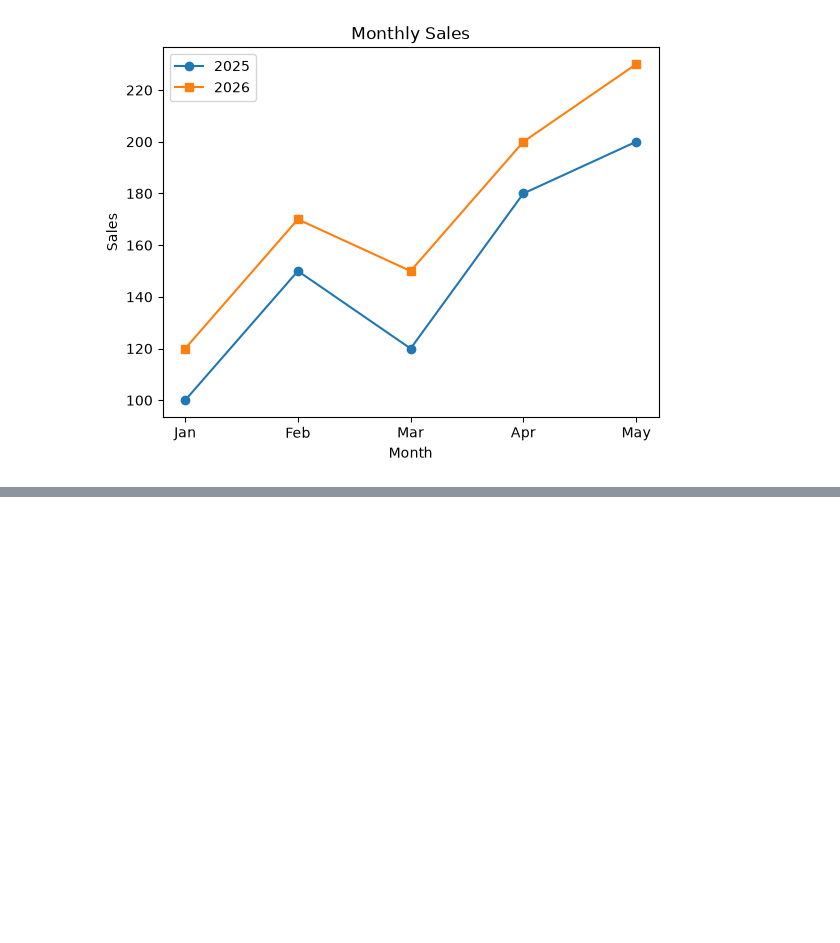
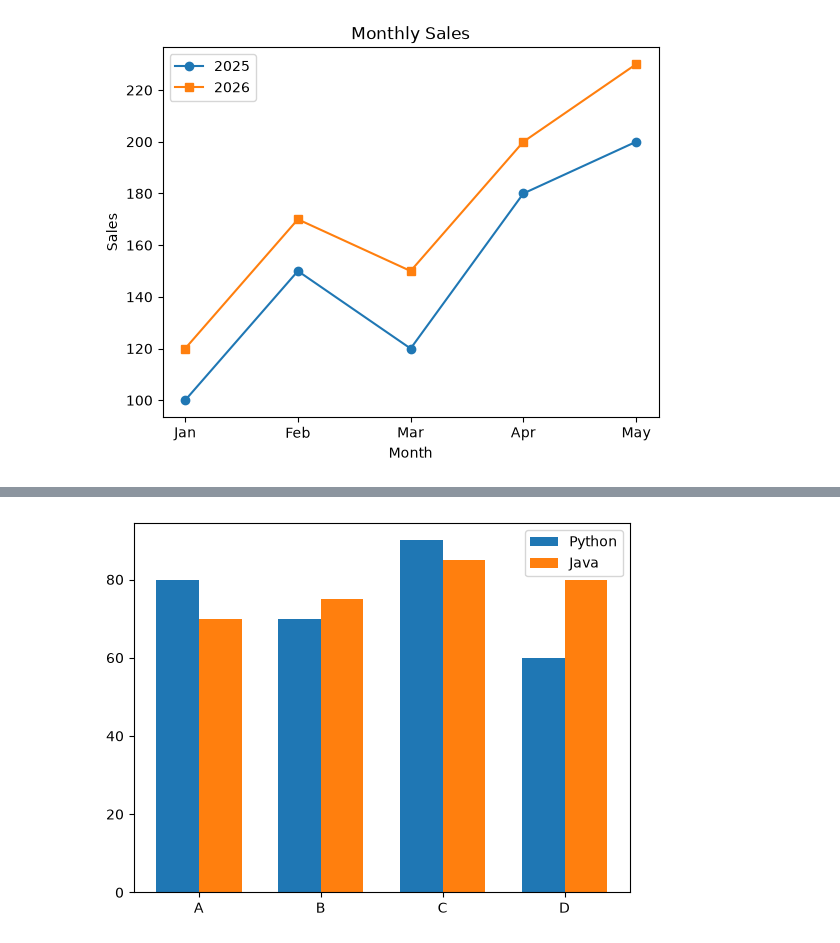
Before and after one commit to priyanship-cse/ADS_26_2026_2503201000866, a Jupyter notebook: Python/matplot.ipynb, the cells around one changed output, grey strips where cells are left out. Cells and saved outputs as stored; diff of their text form; code cells hidden in the pictures; blank space fills up the shorter version.

```diff
--- a/Python/matplot.ipynb
+++ b/Python/matplot.ipynb
@@ -47,0 +64,15 @@ plt.show()
+# %%
+students = ["A" , "B" , "C" , "D"]
+python = [80,70,90,60]
+java = [70,75,85,80]
+import numpy as np
+
+x = np.arange(len(students))
+width = 0.35
+plt.bar(x-width/2 , python , width , label = "Python")
+plt.bar(x+width/2 , java , width , label = "Java")
+plt.xticks(x,students)
+plt.legend()
+plt.show()
+# %% [output]
+[figure, added]
```
Also changed, not shown: parts of 2 cells of this notebook.
